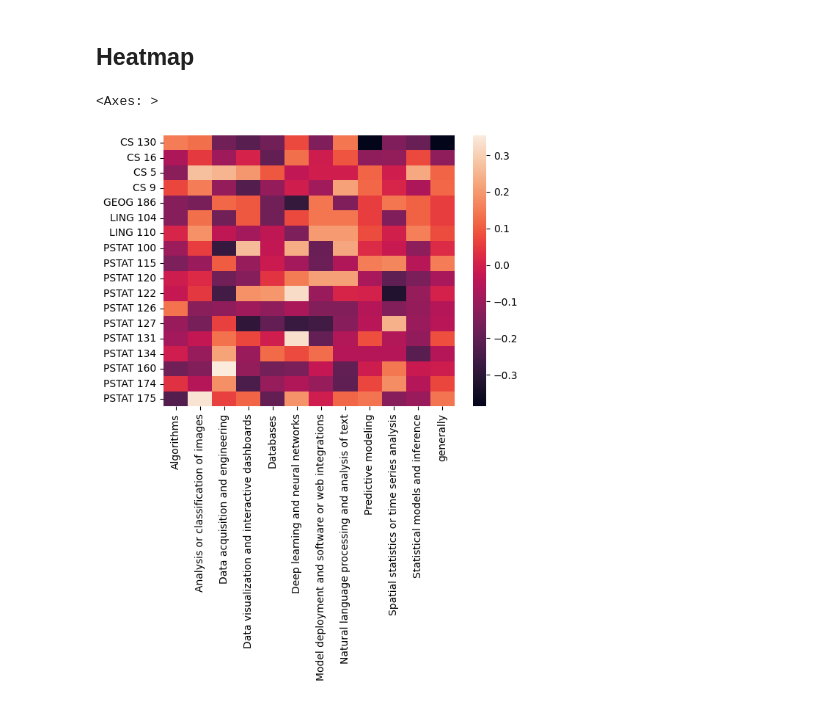
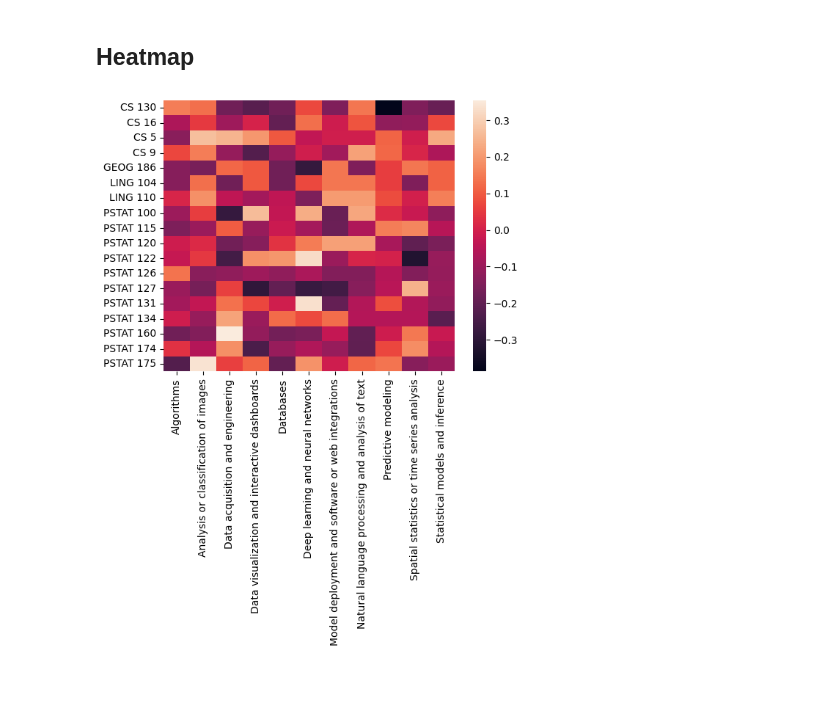
Before and after one commit to pstat-197a-fall2026/module0-class-survey-team11, a Jupyter notebook: scripts/scratchwork-sid.ipynb, the cells around one changed output. Cells and saved outputs as stored; diff of their text form; code cells hidden in the pictures.

```diff
--- a/scripts/scratchwork-sid.ipynb
+++ b/scripts/scratchwork-sid.ipynb
@@ -57,15 +57,15 @@ plt.xticks(rotation=90);
 # %%
 from posixpath import sep
 merged_df = pd.merge(background_data, interest_data, on='response_id')
 merged_df = merged_df.drop(columns=['separated_courses', 'separated_areas'])
 dummy_courses = merged_df['courses'].str.get_dummies(sep=', ')
 dummy_areas = merged_df['areas'].str.get_dummies(sep=', ')
+dummy_areas = dummy_areas.drop(columns='generally')
 dummy_table = pd.concat([dummy_courses, dummy_areas], axis=1)
 correlation = dummy_table.corr()
 
 courses_area_corr = correlation.loc[dummy_courses.columns, dummy_areas.columns]
 
-sns.heatmap(courses_area_corr)
+sns.heatmap(courses_area_corr);
 # %% [output]
-<Axes: >
-[figure, old version]
+[figure, new version]
```
